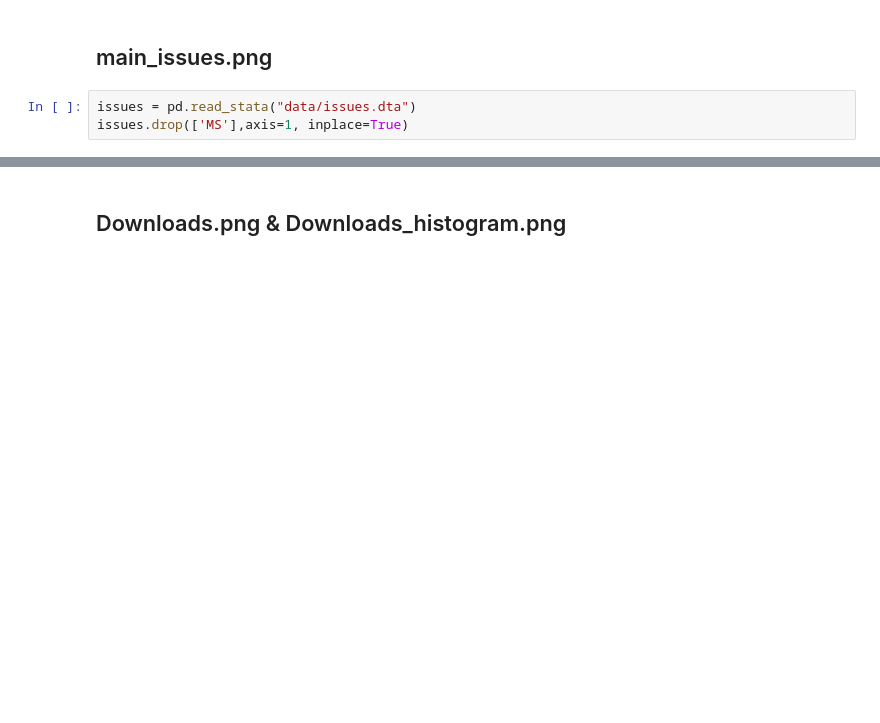
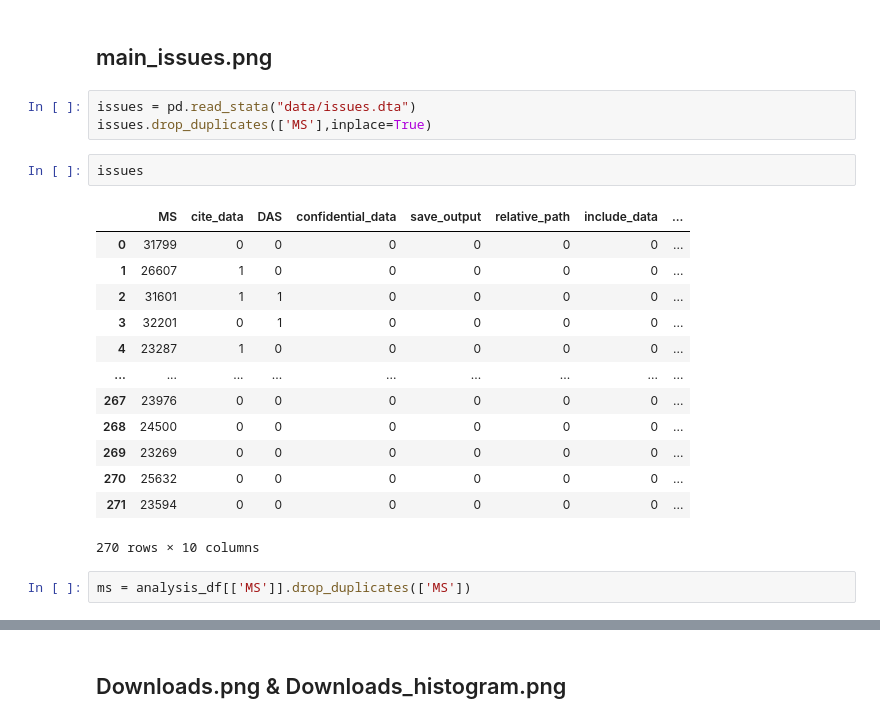
Before and after one commit to REStud/report, a Jupyter notebook: test.ipynb, the cells around one changed output, grey strips where cells are left out. Cells and saved outputs as stored; diff of their text form; blank space fills up the shorter version.

```diff
--- a/test.ipynb
+++ b/test.ipynb
@@ -185,4 +196,22 @@ revision_years_chart.show()
 ## main_issues.png
 # %%
 issues = pd.read_stata("data/issues.dta")
-issues.drop(['MS'],axis=1, inplace=True)
+issues.drop_duplicates(['MS'],inplace=True)
+# %%
+issues
+# %% [output]
+|  | MS | cite_data | DAS | confidential_data | save_output | relative_path | include_data | ... |
+| 0 | 31799 | 0 | 0 | 0 | 0 | 0 | 0 | ... |
+| 1 | 26607 | 1 | 0 | 0 | 0 | 0 | 0 | ... |
+| 2 | 31601 | 1 | 1 | 0 | 0 | 0 | 0 | ... |
+| 3 | 32201 | 0 | 1 | 0 | 0 | 0 | 0 | ... |
+| 4 | 23287 | 1 | 0 | 0 | 0 | 0 | 0 | ... |
+| ... | ... | ... | ... | ... | ... | ... | ... | ... |
+| 267 | 23976 | 0 | 0 | 0 | 0 | 0 | 0 | ... |
+| 268 | 24500 | 0 | 0 | 0 | 0 | 0 | 0 | ... |
+| 269 | 23269 | 0 | 0 | 0 | 0 | 0 | 0 | ... |
+| 270 | 25632 | 0 | 0 | 0 | 0 | 0 | 0 | ... |
+| 271 | 23594 | 0 | 0 | 0 | 0 | 0 | 0 | ... |
+270 rows × 10 columns
+# %%
+ms = analysis_df[['MS']].drop_duplicates(['MS'])
```
Also changed, not shown: parts of 44 cells of this notebook, 6 other files.
